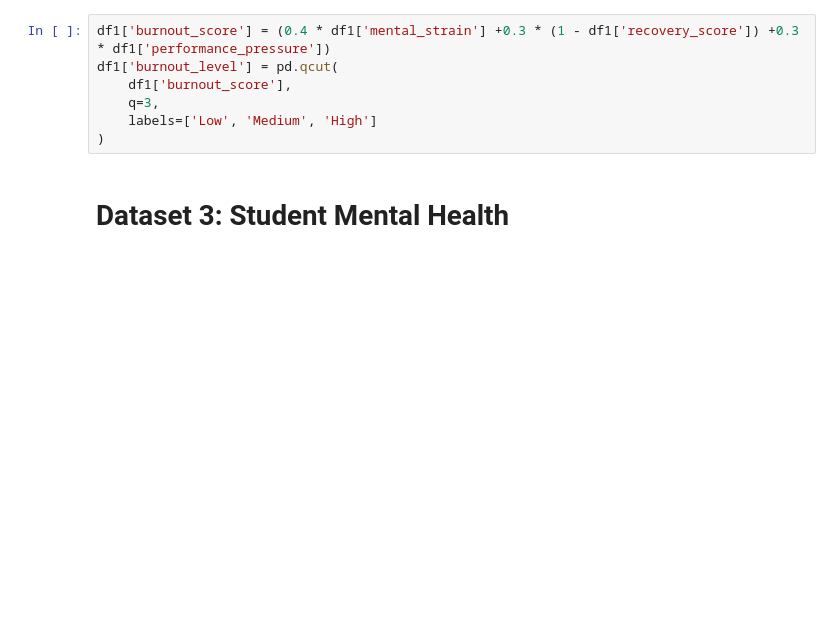
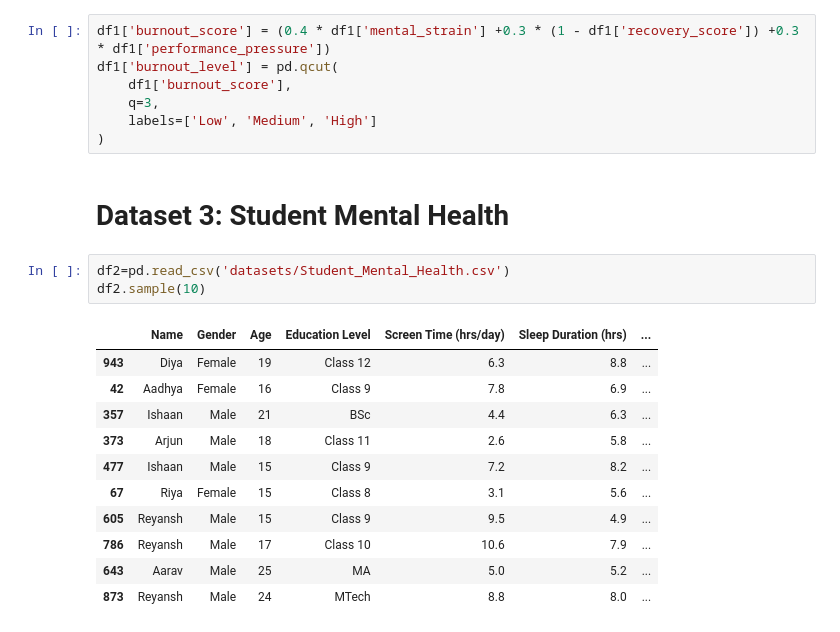
Before and after one commit to Ashmita-15/CogniBurn, a Jupyter notebook: Dataset_preprocessing.ipynb, the cells around one changed output. Drawn from its saved outputs; the diff is of its cells as text; blank space fills up the shorter version.

```diff
--- a/Dataset_preprocessing.ipynb
+++ b/Dataset_preprocessing.ipynb
@@ -280,3 +280,18 @@ df1['burnout_level'] = pd.qcut(
 )
 # %% [markdown]
 # Dataset 3: Student Mental Health
+# %%
+df2=pd.read_csv('datasets/Student_Mental_Health.csv')
+df2.sample(10)
+# %% [output]
+|  | Name | Gender | Age | Education Level | Screen Time (hrs/day) | Sleep Duration (hrs) | ... |
+| 943 | Diya | Female | 19 | Class 12 | 6.3 | 8.8 | ... |
+| 42 | Aadhya | Female | 16 | Class 9 | 7.8 | 6.9 | ... |
+| 357 | Ishaan | Male | 21 | BSc | 4.4 | 6.3 | ... |
+| 373 | Arjun | Male | 18 | Class 11 | 2.6 | 5.8 | ... |
+| 477 | Ishaan | Male | 15 | Class 9 | 7.2 | 8.2 | ... |
+| 67 | Riya | Female | 15 | Class 8 | 3.1 | 5.6 | ... |
+| 605 | Reyansh | Male | 15 | Class 9 | 9.5 | 4.9 | ... |
+| 786 | Reyansh | Male | 17 | Class 10 | 10.6 | 7.9 | ... |
+| 643 | Aarav | Male | 25 | MA | 5.0 | 5.2 | ... |
+| 873 | Reyansh | Male | 24 | MTech | 8.8 | 8.0 | ... |
```
Also changed, not shown: parts of 41 cells of this notebook, 5 other files.
